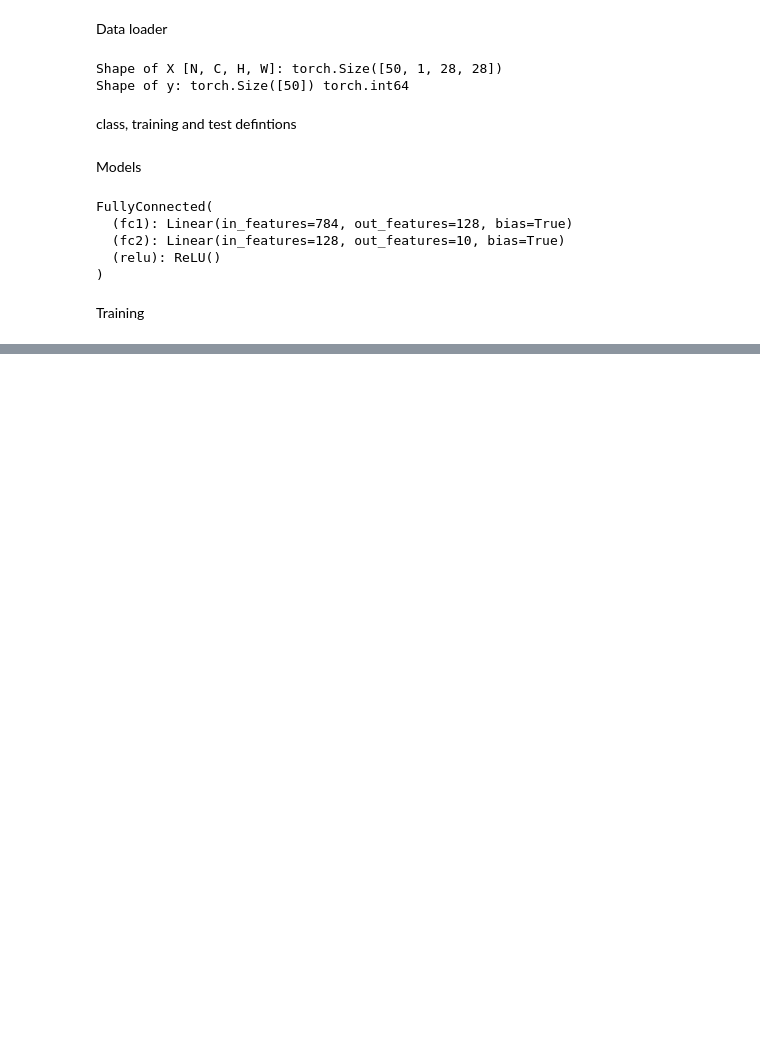
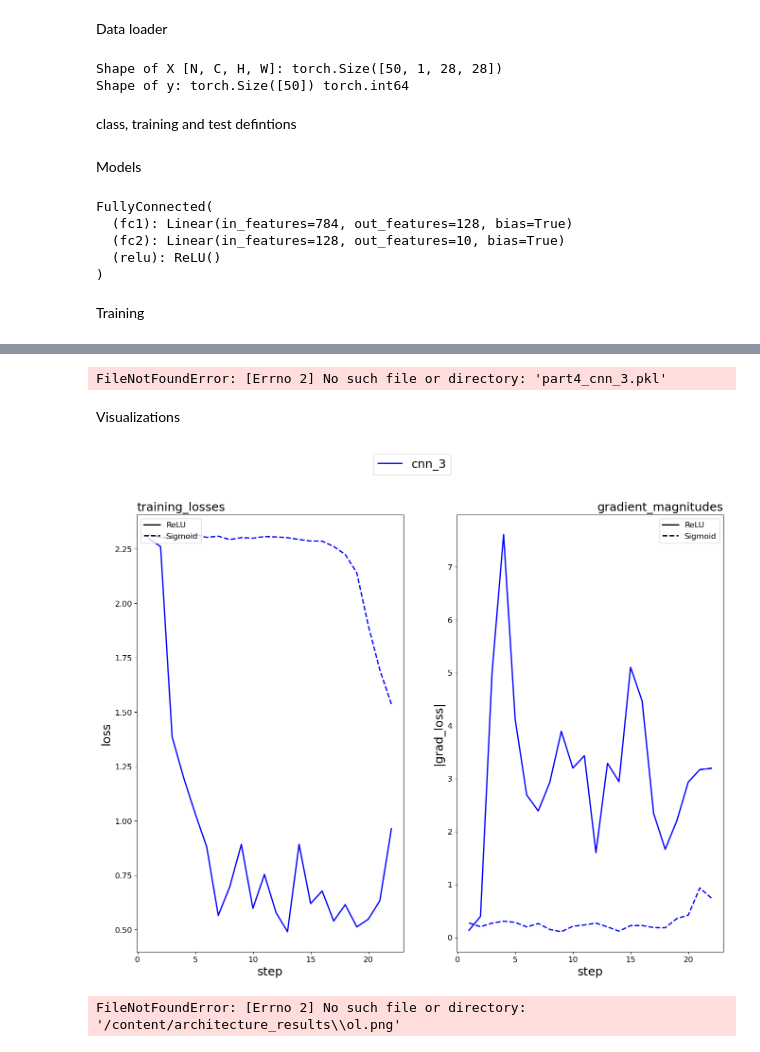
Before and after one commit to DSoysal/fundamentals_of_ML, a Jupyter notebook: notebook.ipynb, the cells around one changed output, grey strips where cells are left out. Saved outputs shown, nothing was run; the diff lists cells and outputs as text; code cells hidden in the pictures; blank space fills up the shorter version.

```diff
--- a/notebook.ipynb
+++ b/notebook.ipynb
@@ -901,0 +1493,11 @@ Done!
+# %%
+relu_loss_curve = []
+relu_grad_curve = []
+
+epochs = 2
+for t in range(epochs): #trains ReLU
+    print(f"Epoch {t+1}\n-------------------------------")
+    optimizer_4.zero_grad()
+    train(train_generator, model, loss, optimizer_4, val_generator, relu_loss_curve, relu_grad_curve)
+    test_accuracy = test(test_generator, model, loss)
+print("Done!")
@@ -901,0 +1524,10 @@ Done!
+# %%
+sigmoid_loss_curve = []
+sigmoid_grad_curve = []
+
+epochs = 2
+for t in range(epochs): #trains sigmoid
+    print(f"Epoch {t+1}\n-------------------------------")
+    train(train_generator, model_s, loss, optimizer_4, val_generator, sigmoid_loss_curve, sigmoid_grad_curve)
+    test_accuracy = test(test_generator, model_s, loss)
+print("Done!")
@@ -901,0 +1552,22 @@ Done!
+# %%
+#dictionary definition
+cnn_3 = {
+    "name": "cnn_3",
+    "relu_loss_curve": relu_loss_curve,
+    "sigmoid_loss_curve": sigmoid_loss_curve,
+    "relu_grad_curve": relu_grad_curve,
+    "sigmoid_grad_curve": sigmoid_grad_curve,
+}
+# %%
+with open('part4_cnn_3.pkl', 'rb') as handle:
+    cnn_3 = pickle.load(handle)
+# %% [output]
+FileNotFoundError: [Errno 2] No such file or directory: 'part4_cnn_3.pkl'
+# %% [markdown]
+Visualizations
+# %%
+results = [cnn_3]
+part4Plots(results, save_dir='/content/architecture_results', filename='ol', show_plot=True)
+# %% [output]
+[figure, added]
+FileNotFoundError: [Errno 2] No such file or directory: '/content/architecture_results\\ol.png'
```
Also changed, not shown: parts of 44 cells of this notebook.
